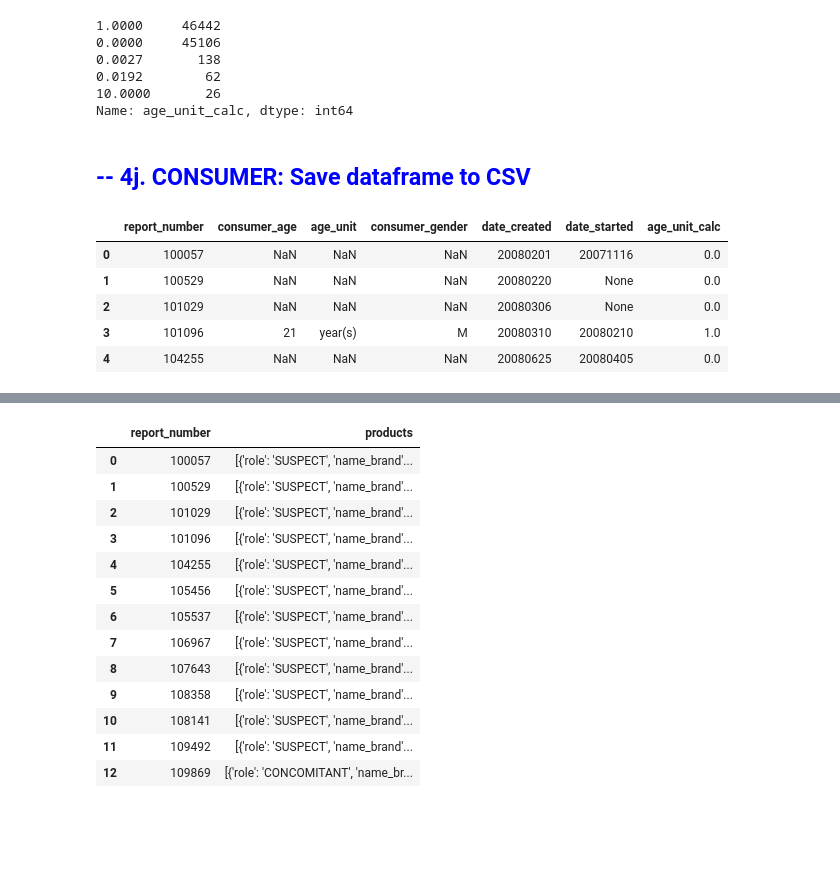
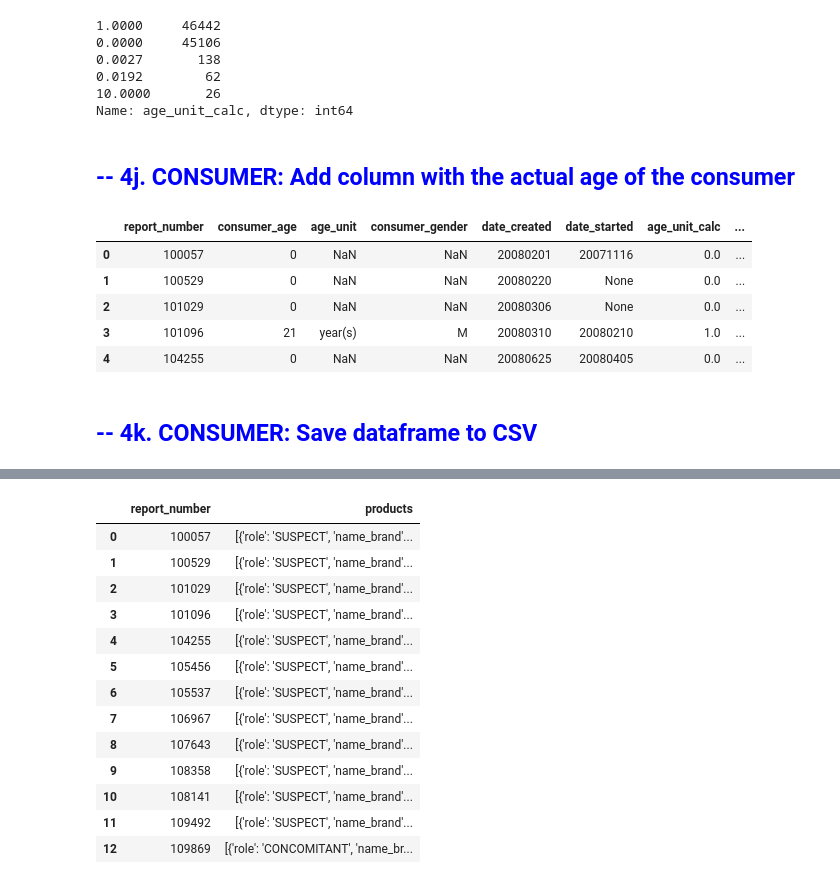
Before and after one commit to rooplaxmidesai/FDA_food, a Jupyter notebook: Code Review.ipynb, the cells around one changed output, grey strips where cells are left out. Saved outputs shown, nothing was run; the diff lists cells and outputs as text; code cells hidden in the pictures; blank space fills up the shorter version.

```diff
--- a/Code Review.ipynb
+++ b/Code Review.ipynb
@@ -428,15 +487,25 @@ consumer_table['age_unit_calc'].value_counts()
 0.0192        62
 10.0000       26
 Name: age_unit_calc, dtype: int64
+# %% [markdown]
+## <font color=blue>-- 4j. CONSUMER: Add column with the actual age of the consumer <font>
+# %%
+# 4j. CONSUMER: Add column with the actual age of the consumer
+
+# turn consumer_age NaN into numerical value
+consumer_table['consumer_age'] = consumer_table['consumer_age'].fillna(0)
+
+# calculate the consumer's true age
+consumer_table['absolute_age'] = consumer_table.consumer_age.astype(float)* consumer_table.age_unit_calc
+
+consumer_table.head()
+# %% [output]
+|  | report_number | consumer_age | age_unit | consumer_gender | date_created | date_started | age_unit_calc | ... |
+| 0 | 100057 | 0 | NaN | NaN | 20080201 | 20071116 | 0.0 | ... |
+| 1 | 100529 | 0 | NaN | NaN | 20080220 | None | 0.0 | ... |
+| 2 | 101029 | 0 | NaN | NaN | 20080306 | None | 0.0 | ... |
+| 3 | 101096 | 21 | year(s) | M | 20080310 | 20080210 | 1.0 | ... |
+| 4 | 104255 | 0 | NaN | NaN | 20080625 | 20080405 | 0.0 | ... |
 # %% [markdown]
-## <font color=blue>__-- 4j. CONSUMER: Save dataframe to CSV__<font>
+## <font color=blue>__-- 4k. CONSUMER: Save dataframe to CSV__<font>
-# %%
-consumer_table.head()
-# %% [output]
-|  | report_number | consumer_age | age_unit | consumer_gender | date_created | date_started | age_unit_calc |
-| 0 | 100057 | NaN | NaN | NaN | 20080201 | 20071116 | 0.0 |
-| 1 | 100529 | NaN | NaN | NaN | 20080220 | None | 0.0 |
-| 2 | 101029 | NaN | NaN | NaN | 20080306 | None | 0.0 |
-| 3 | 101096 | 21 | year(s) | M | 20080310 | 20080210 | 1.0 |
-| 4 | 104255 | NaN | NaN | NaN | 20080625 | 20080405 | 0.0 |
 # %%
```
Also changed, not shown: parts of 108 cells of this notebook.
